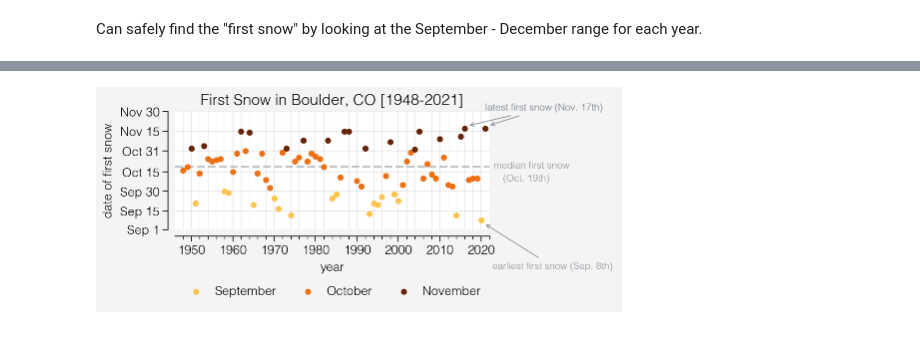
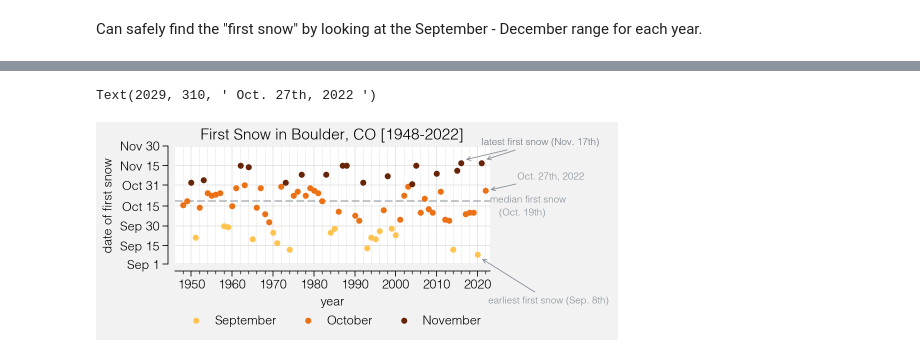
Before and after one commit to bradyrx/boulder_first_snow, a Jupyter notebook: notebooks/boulder-first-snow-analysis.ipynb, the cells around one changed output, grey strips where cells are left out. Cells and saved outputs as stored; diff of their text form; code cells hidden in the pictures.

Commit message:
Add files via upload
Lazy and on my work computer so just drag and drop

```diff
--- a/notebooks/boulder-first-snow-analysis.ipynb
+++ b/notebooks/boulder-first-snow-analysis.ipynb
@@ -11,6 +11,13 @@ import pandas as pd
 import xarray as xr
 import proplot as plot
 import seaborn as sb
+import pint_xarray
+import datetime
+
+today = datetime.date.today()
+CURRENT_YEAR = today.year
+
+%matplotlib inline
 # %% [output]
 [interactive output not drawn]
 # %%
@@ -31,7 +38,11 @@ for index, row in data.iterrows():
 # %% [output]
 [interactive output not drawn]
 # %%
-ds = xr.DataArray(data["snow (in)"], dims=["time"], coords=[datetime]).rename("snow")
+ds = (
+    xr.DataArray(data["snow (in)"], dims=["time"], coords=[datetime])
+    .rename("snow")
+    .pint.quantify("inches")
+)
 # %% [output]
 [interactive output not drawn]
 # %%
@@ -74,8 +94,8 @@ def find_first_snow(ds, year):
     elif year == 2020:
         return cftime.DatetimeAllLeap(2020, 9, 8, 0, 0, 0)
     # Put latest year in manually since the database is not yet updated.
-    elif year == 2021:
-        return cftime.DatetimeAllLeap(2021, 11, 17, 0, 0, 0)
+    elif year == 2022:
+        return cftime.DatetimeAllLeap(2022, 10, 27, 0, 0, 0)
     annual_subset = ds.sel(time=slice(f"{year}-08", f"{year}-12"))
     try:
         idx = (annual_subset > 0).argmax("time")
@@ -86,8 +106,8 @@ def find_first_snow(ds, year):
 # %% [output]
 [interactive output not drawn]
 # %%
-result = [find_first_snow(ds, year) for year in np.arange(1948, 2022)]
-result = xr.DataArray(result, dims=["year"], coords=[np.arange(1948, 2022)])
+result = [find_first_snow(ds, year) for year in np.arange(1948, CURRENT_YEAR + 1)]
+result = xr.DataArray(result, dims=["year"], coords=[np.arange(1948, CURRENT_YEAR + 1)])
 # %% [output]
 [interactive output not drawn]
 # %%
@@ -149,7 +168,7 @@ yticks = [245, 259, 274, 289, 305, 320, 335]
 yticklabels = ["Sep 1", "Sep 15", "Sep 30", "Oct 15", "Oct 31", "Nov 15", "Nov 30"]
 
 # X limits
-xlim = [1946, 2022]
+xlim = [1946, CURRENT_YEAR + 1]
 
 ax.format(
     xlim=xlim,
@@ -160,7 +179,7 @@ ax.format(
     ytickminor=False,
     yticklabels=yticklabels,
     ylabel="date of first snow",
-    title="First Snow in Boulder, CO [1948-2021]",
+    title=f"First Snow in Boulder, CO [1948-{CURRENT_YEAR}]",
 )
 
 # Latest snow annotation (2 dates)
@@ -184,34 +203,47 @@ ax.annotate(
 # # Earliest snow annotation
 ax.annotate(
     " earliest first snow (Sep. 8th) ",
     xy=(2020.5, 250),
     xytext=(2022, 215),
     fontsize=7,
     color="gray6",
     arrowprops=dict(arrowstyle="->", facecolor="gray6", edgecolor="gray6"),
 )
 
 # Can this be done through proplot?
 sb.despine(
     offset=5,
 )
 
 # Legend
 ax.legend(
     [
         p1,
         p2,
         p3,
     ],
     loc="b",
     center=True,
 )
 
-ax.axhline(293, color="gray6", linestyle="--", alpha=0.5, linewidth=1.5)
+MEDIAN = int(np.median(result.to_index().dayofyear))
+ax.axhline(MEDIAN, color="gray6", linestyle="--", alpha=0.5, linewidth=1.5)
 ax.text(2023, 292, "median first snow", fontsize=7, color="gray6")
+# Just manually grabbing this... use leapyear dayofyear since we are doing AllLeap.
 ax.text(2022, 282, "     (Oct. 19th)", fontsize=7, color="gray6")
 
-f.savefig("../figures/first.snow.2021.whitebg.png", transparent=False)
+# This year
+ax.annotate(
+    " Oct. 27th, 2022 ",
+    xy=(2022.5, 301),
+    xytext=(2029, 310),
+    fontsize=7,
+    color="gray6",
+    arrowprops=dict(arrowstyle="->", facecolor="gray6", edgecolor="gray6"),
+)
+
+# f.savefig("../figures/first.snow.2022.whitebg.png", transparent=False)
 # %% [output]
+Text(2029, 310, ' Oct. 27th, 2022 ')
-[figure, old version]
+[figure, new version]
 [interactive output not drawn]
```
Also changed, not shown: parts of 2 cells of this notebook, 4 other files.
